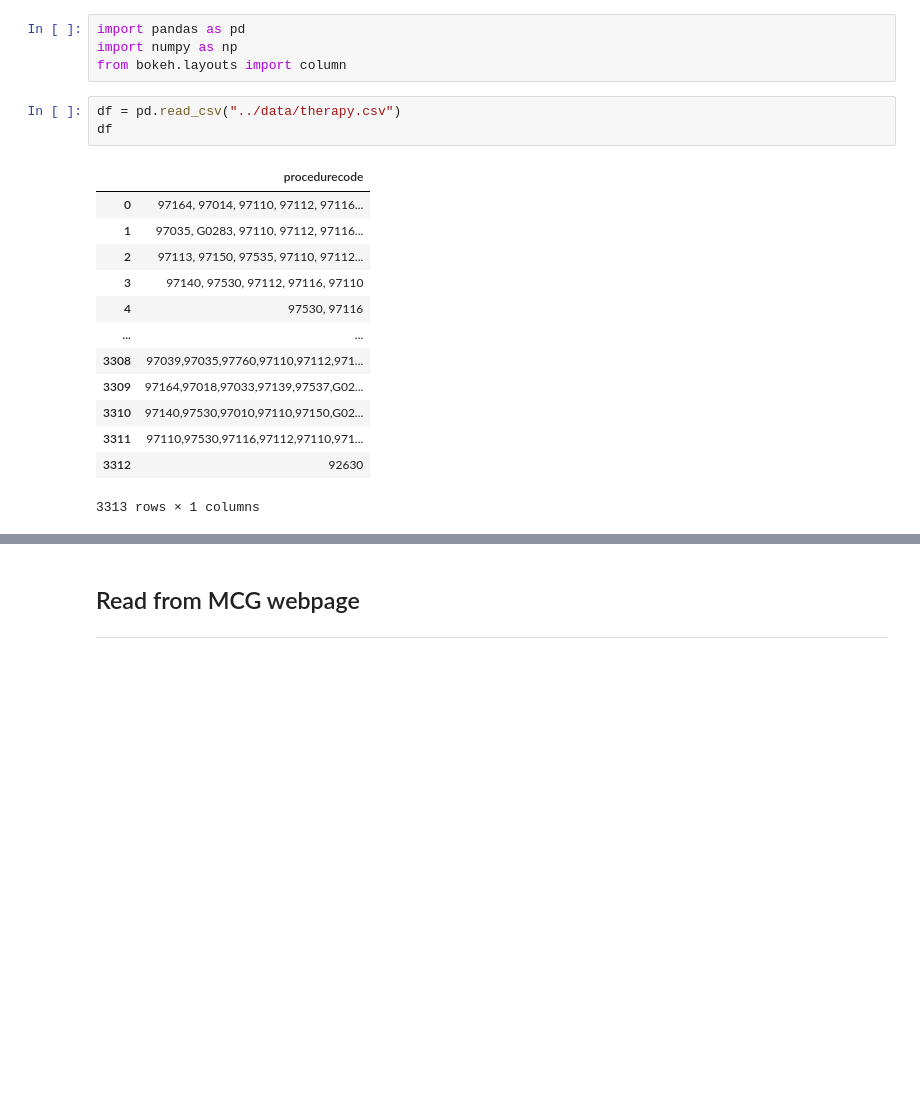
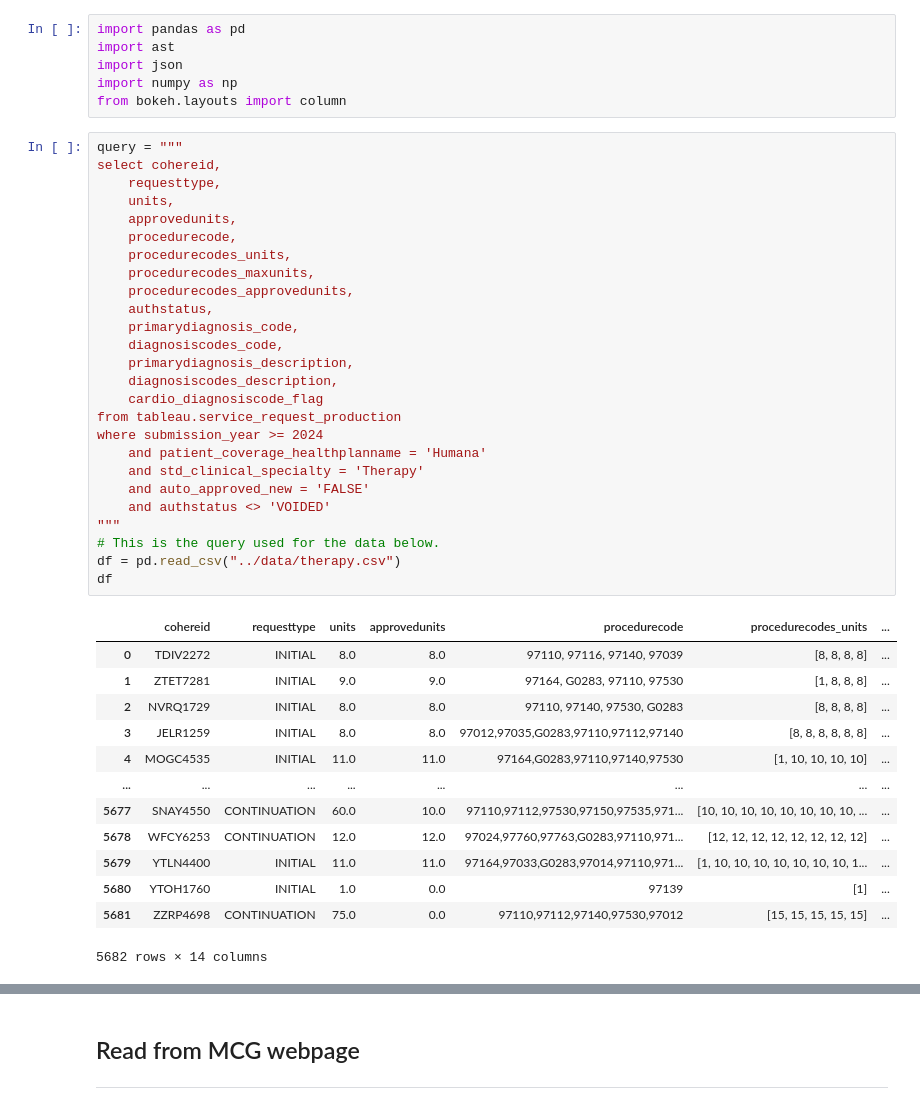
Before and after one commit to ruthranc-cohere/adhoc-scratch, a Jupyter notebook: notebooks/retro_impact_therapy.ipynb, the cells around one changed output, grey strips where cells are left out. Drawn from its saved outputs; the diff is of its cells as text; blank space fills up the shorter version.

Commit message:
IRS-1474 Retro therapy - impact delta summary stats.

```diff
--- a/notebooks/retro_impact_therapy.ipynb
+++ b/notebooks/retro_impact_therapy.ipynb
@@ -1,21 +1,46 @@
 # %%
 import pandas as pd
+import ast
+import json
 import numpy as np
 from bokeh.layouts import column
 # %%
+query = """
+select cohereid,
+	requesttype,
+	units,
+	approvedunits,
+	procedurecode,
+	procedurecodes_units,
+	procedurecodes_maxunits,
+	procedurecodes_approvedunits,
+	authstatus,
+	primarydiagnosis_code,
+	diagnosiscodes_code,
+	primarydiagnosis_description,
+	diagnosiscodes_description,
+	cardio_diagnosiscode_flag
+from tableau.service_request_production
+where submission_year >= 2024
+	and patient_coverage_healthplanname = 'Humana'
+	and std_clinical_specialty = 'Therapy'
+	and auto_approved_new = 'FALSE'
+	and authstatus <> 'VOIDED'
+"""
+# This is the query used for the data below.
 df = pd.read_csv("../data/therapy.csv")
 df
 # %% [output]
-|  | procedurecode |
-| 0 | 97164, 97014, 97110, 97112, 97116... |
-| 1 | 97035, G0283, 97110, 97112, 97116... |
-| 2 | 97113, 97150, 97535, 97110, 97112... |
-| 3 | 97140, 97530, 97112, 97116, 97110 |
-| 4 | 97530, 97116 |
-| ... | ... |
-| 3308 | 97039,97035,97760,97110,97112,971... |
-| 3309 | 97164,97018,97033,97139,97537,G02... |
-| 3310 | 97140,97530,97010,97110,97150,G02... |
-| 3311 | 97110,97530,97116,97112,97110,971... |
-| 3312 | 92630 |
+|  | cohereid | requesttype | units | approvedunits | procedurecode | procedurecodes_units | ... |
+| 0 | TDIV2272 | INITIAL | 8.0 | 8.0 | 97110, 97116, 97140, 97039 | [8, 8, 8, 8] | ... |
+| 1 | ZTET7281 | INITIAL | 9.0 | 9.0 | 97164, G0283, 97110, 97530 | [1, 8, 8, 8] | ... |
+| 2 | NVRQ1729 | INITIAL | 8.0 | 8.0 | 97110, 97140, 97530, G0283 | [8, 8, 8, 8] | ... |
+| 3 | JELR1259 | INITIAL | 8.0 | 8.0 | 97012,97035,G0283,97110,97112,97140 | [8, 8, 8, 8, 8, 8] | ... |
+| 4 | MOGC4535 | INITIAL | 11.0 | 11.0 | 97164,G0283,97110,97140,97530 | [1, 10, 10, 10, 10] | ... |
+| ... | ... | ... | ... | ... | ... | ... | ... |
+| 5677 | SNAY4550 | CONTINUATION | 60.0 | 10.0 | 97110,97112,97530,97150,97535,971... | [10, 10, 10, 10, 10, 10, 10, 10, ... | ... |
+| 5678 | WFCY6253 | CONTINUATION | 12.0 | 12.0 | 97024,97760,97763,G0283,97110,971... | [12, 12, 12, 12, 12, 12, 12, 12] | ... |
+| 5679 | YTLN4400 | INITIAL | 11.0 | 11.0 | 97164,97033,G0283,97014,97110,971... | [1, 10, 10, 10, 10, 10, 10, 10, 1... | ... |
+| 5680 | YTOH1760 | INITIAL | 1.0 | 0.0 | 97139 | [1] | ... |
+| 5681 | ZZRP4698 | CONTINUATION | 75.0 | 0.0 | 97110,97112,97140,97530,97012 | [15, 15, 15, 15, 15] | ... |
-3313 rows × 1 columns
+5682 rows × 14 columns
```
Also changed, not shown: parts of 25 cells of this notebook.
